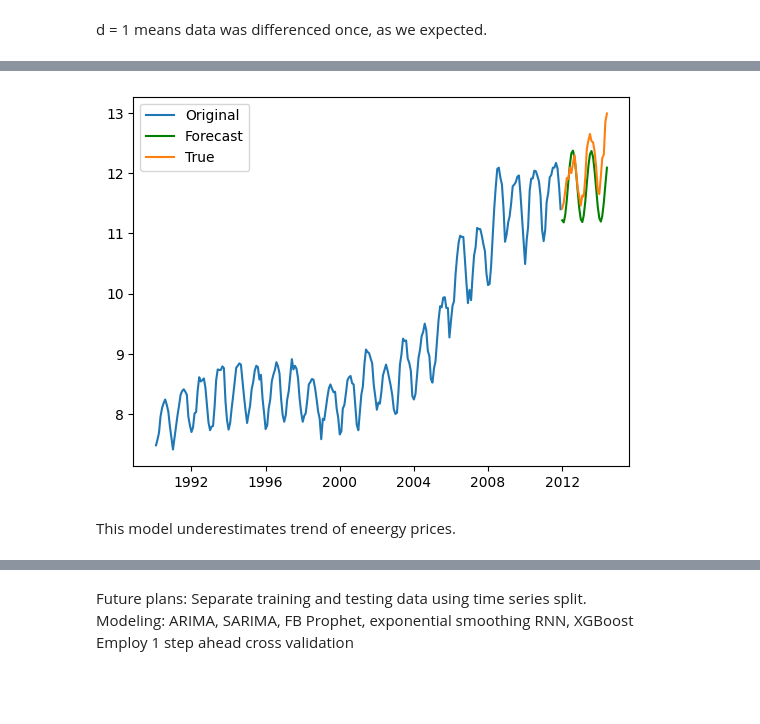
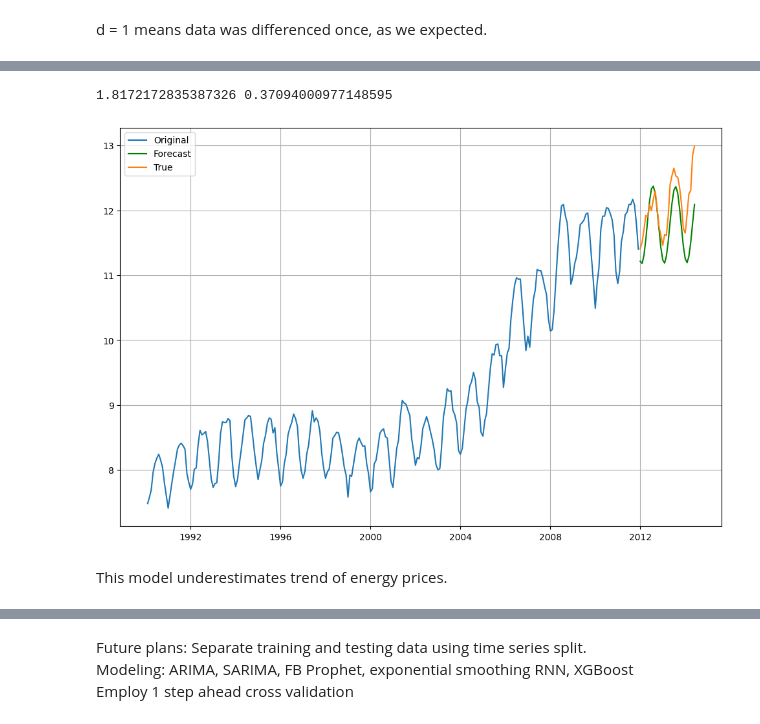
Before and after one commit to bktakacs/springboard_dsc_capstone3, a Jupyter notebook: pp-model.ipynb, the cells around one changed output, grey strips where cells are left out. Cells and saved outputs as stored; diff of their text form; code cells hidden in the pictures; blank space fills up the shorter version.

```diff
--- a/pp-model.ipynb
+++ b/pp-model.ipynb
@@ -195,13 +217,20 @@ SARIMAX Results
 Warnings:
 [1] Covariance matrix calculated using the outer product of gradients (complex-step).
 # %%
-plt.figure()
+rmse_price = np.sqrt((np.sum(ytest[:30] - forecast)**2)/len(forecast))
+mae = np.sum(np.abs(ytest[:30] - forecast)) / len(forecast)
+print(rmse_price, mae)
+
+
+plt.figure(figsize=(12, 8))
 plt.plot(ytrain, label='Original')
 plt.plot(forecast, color='green', label='Forecast')
 plt.plot(ytest[:30], label='True')
+plt.grid(True)
 plt.legend()
 plt.show()
 # %% [output]
+1.8172172835387326 0.37094000977148595
-[figure, old version]
+[figure, new version]
 # %% [markdown]
-This model underestimates trend of eneergy prices.
+This model underestimates trend of energy prices.
```
Also changed, not shown: parts of 9 cells of this notebook.
